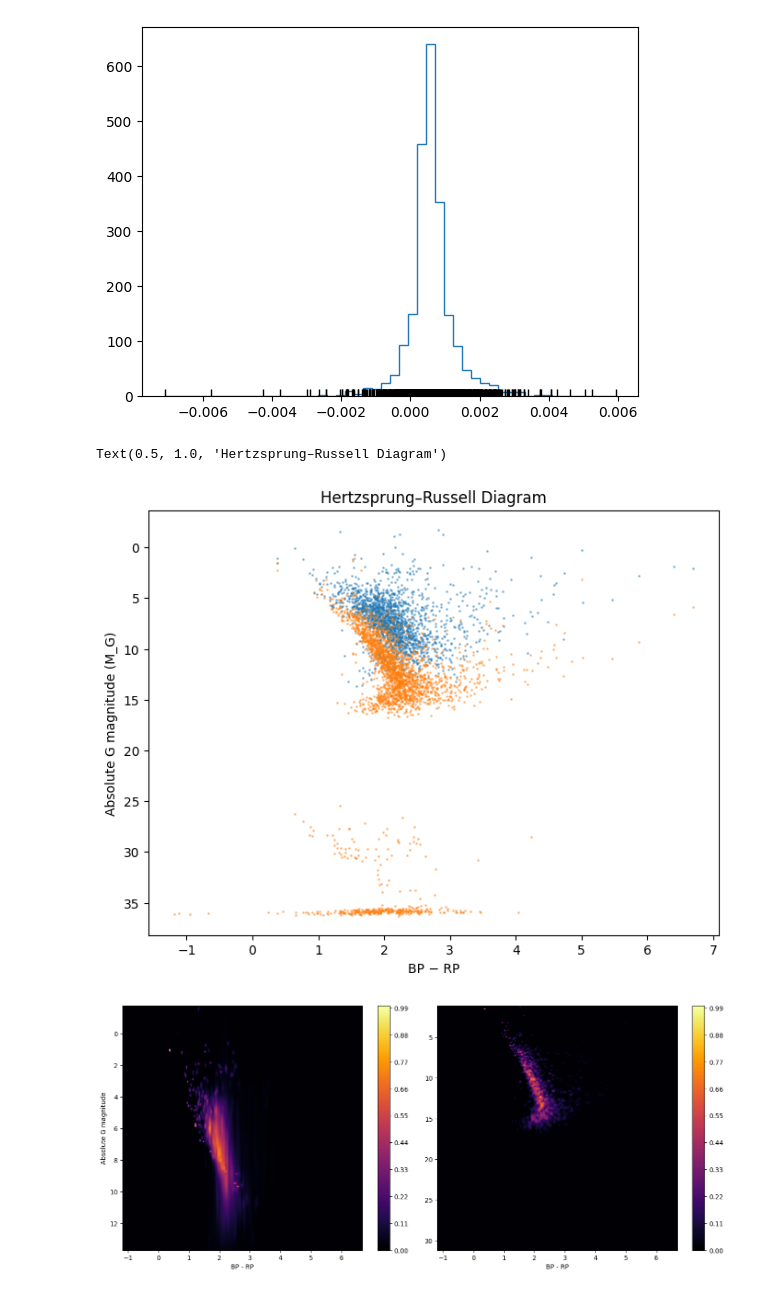
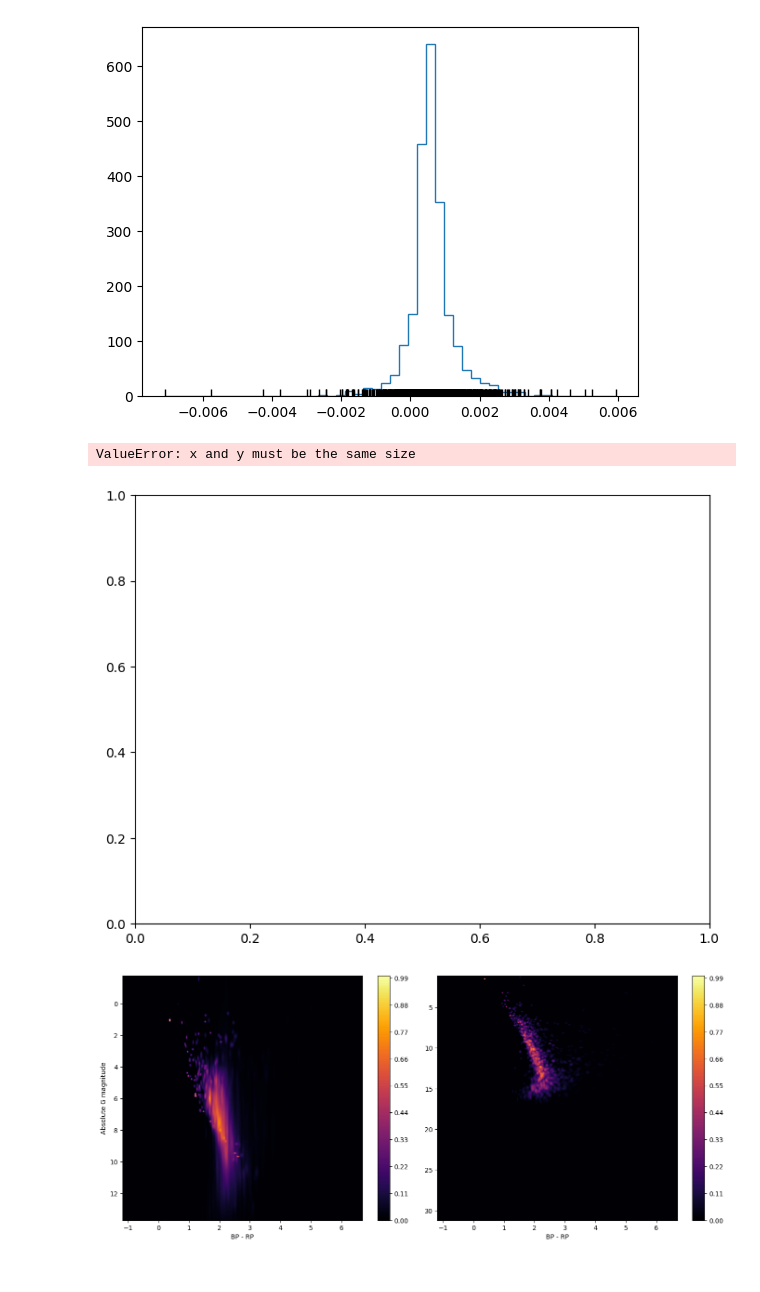
Before and after one commit to Oxke/seti-deliverables, a Jupyter notebook: Gaia targets in GC.ipynb, the cells around one changed output. Drawn from its saved outputs; the diff is of its cells as text; code cells hidden in the pictures.

```diff
--- a/Gaia targets in GC.ipynb
+++ b/Gaia targets in GC.ipynb
@@ -170,20 +170,20 @@ M_bayes_err = (5 / (np.log(10) * posterior_dist[0])) * posterior_dist[1]
 # %%
 color = results['phot_bp_mean_mag'] - results['phot_rp_mean_mag']
 
-# mask = (results['parallax'] > 0) & ~np.isnan(color) & ~np.isnan(abs_mag)
-# color = color[mask]
-# abs_mag = abs_mag[mask]
+mask = (results['parallax'] > 0) & ~np.isnan(color) & ~np.isnan(abs_mag)
+color = color[mask]
+abs_mag = abs_mag[mask]
 
 plt.figure(figsize=(8, 6))
 plt.scatter(color, M_naive[0], s=1, alpha = .4)
 plt.scatter(color, M_bayes[0], s=1, alpha = .4)
 plt.gca().invert_yaxis()
 plt.xlabel('BP − RP')
 plt.ylabel('Absolute G magnitude (M_G)')
 plt.title('Hertzsprung–Russell Diagram')
 # %% [output]
-Text(0.5, 1.0, 'Hertzsprung–Russell Diagram')
+ValueError: x and y must be the same size
-[figure, old version]
+[figure, new version]
 # %%
 from scipy.stats import multivariate_normal
 def calculate_density(colors, magnitudes, color_err, mag_err):
```
Also changed, not shown: 6 other files.
